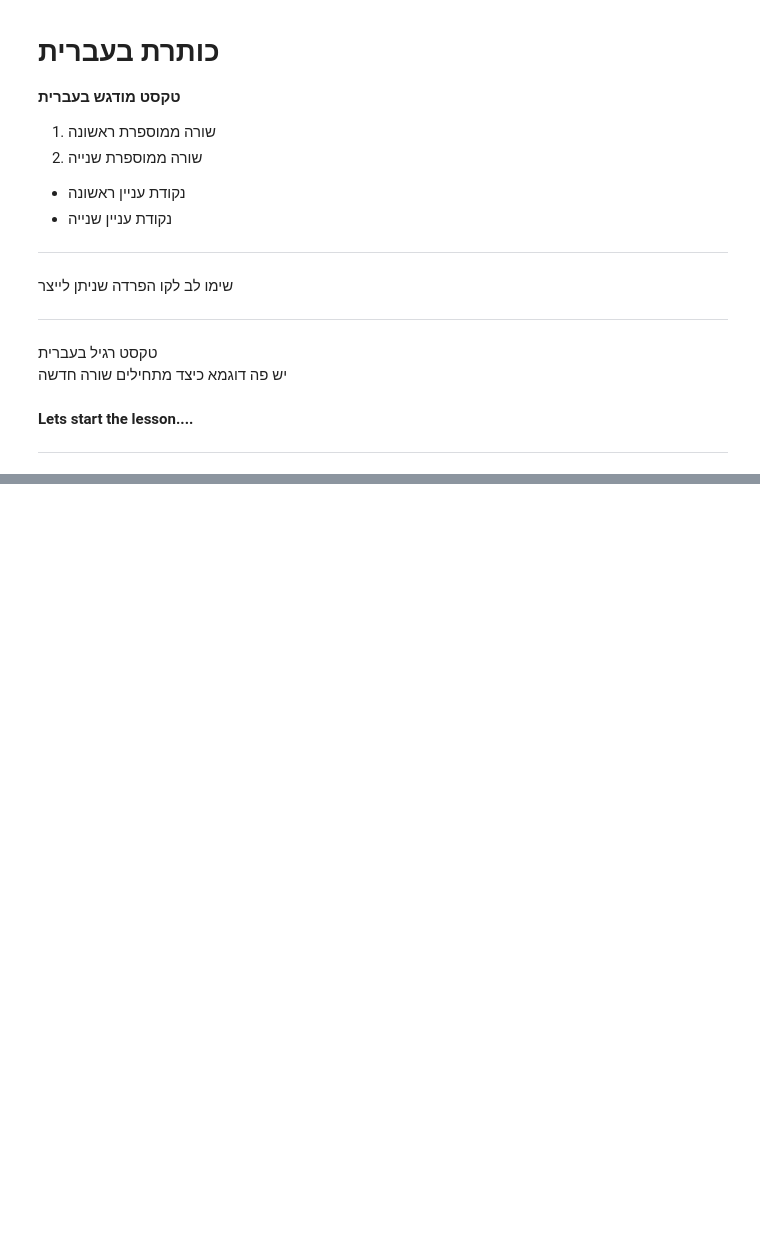
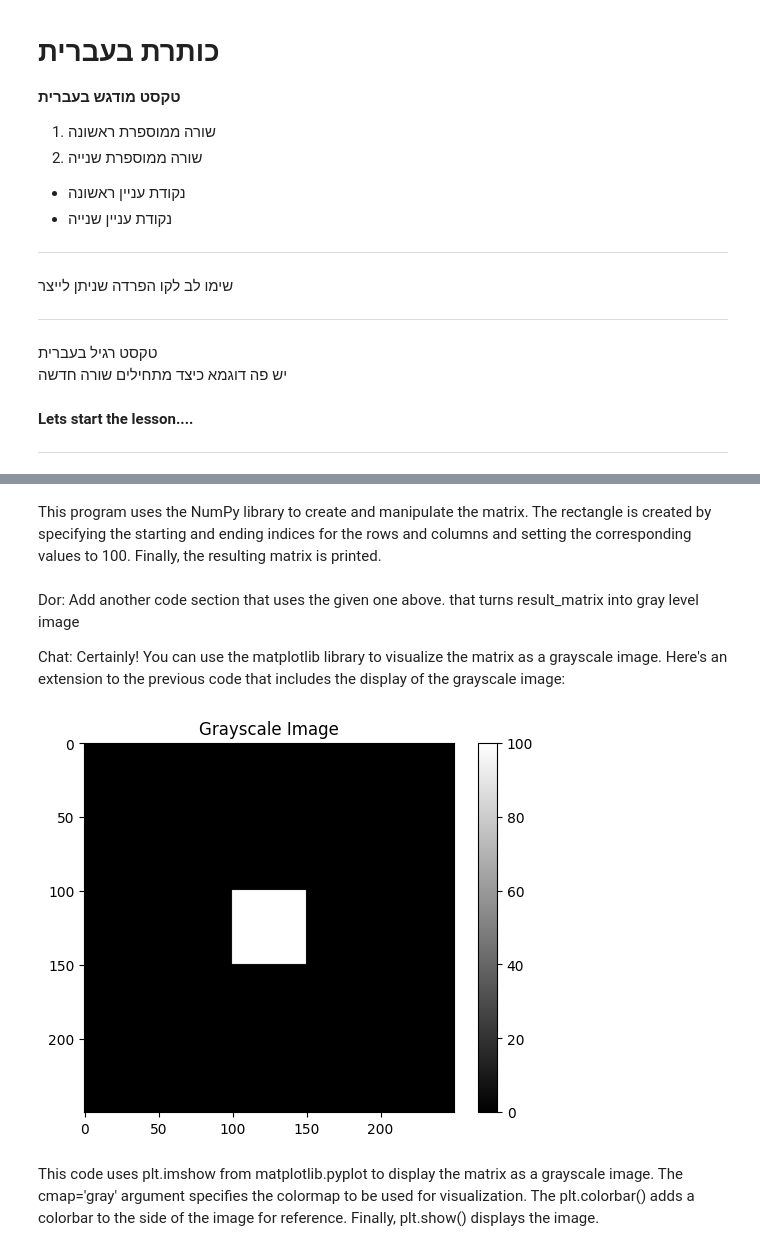
Before and after one commit to DorMm1/DrivingGameProj, a Jupyter notebook: Copy_of_Lesson_01.ipynb, the cells around one changed output, grey strips where cells are left out. Cells and saved outputs as stored; diff of their text form; code cells hidden in the pictures; blank space fills up the shorter version.

```diff
--- a/Copy_of_Lesson_01.ipynb
+++ b/Copy_of_Lesson_01.ipynb
@@ -83,0 +101,19 @@ except ImportError:
+# %%
+import numpy as np
+
+def generate_matrix():
+    # Create a 250x250 matrix with all zeros
+    matrix = np.zeros((250, 250), dtype=int)
+
+    # Define the coordinates for the rectangle
+    start_row, start_col = 100, 100
+    end_row, end_col = start_row + 50, start_col + 50
+
+    # Set the values inside the rectangle to 100
+    matrix[start_row:end_row, start_col:end_col] = 100
+
+    return matrix
+
+# Generate and display the matrix
+result_matrix = generate_matrix()
+print(result_matrix)
@@ -83,0 +128,17 @@ except ImportError:
+# %% [markdown]
+This program uses the NumPy library to create and manipulate the matrix. The rectangle is created by specifying the starting and ending indices for the rows and columns and setting the corresponding values to 100. Finally, the resulting matrix is printed.
+# %% [markdown]
+Dor: Add another code section that uses the given one above. that turns result_matrix into gray level image
+
+
+Chat: Certainly! You can use the matplotlib library to visualize the matrix as a grayscale image. Here's an extension to the previous code that includes the display of the grayscale image:
+# %%
+import matplotlib.pyplot as plt
+plt.imshow(result_matrix, cmap='gray')
+plt.title('Grayscale Image')
+plt.colorbar()
+plt.show()
+# %% [output]
+[figure, added]
+# %% [markdown]
+This code uses plt.imshow from matplotlib.pyplot to display the matrix as a grayscale image. The cmap='gray' argument specifies the colormap to be used for visualization. The plt.colorbar() adds a colorbar to the side of the image for reference. Finally, plt.show() displays the image.
```
Also changed, not shown: parts of 10 cells of this notebook.
